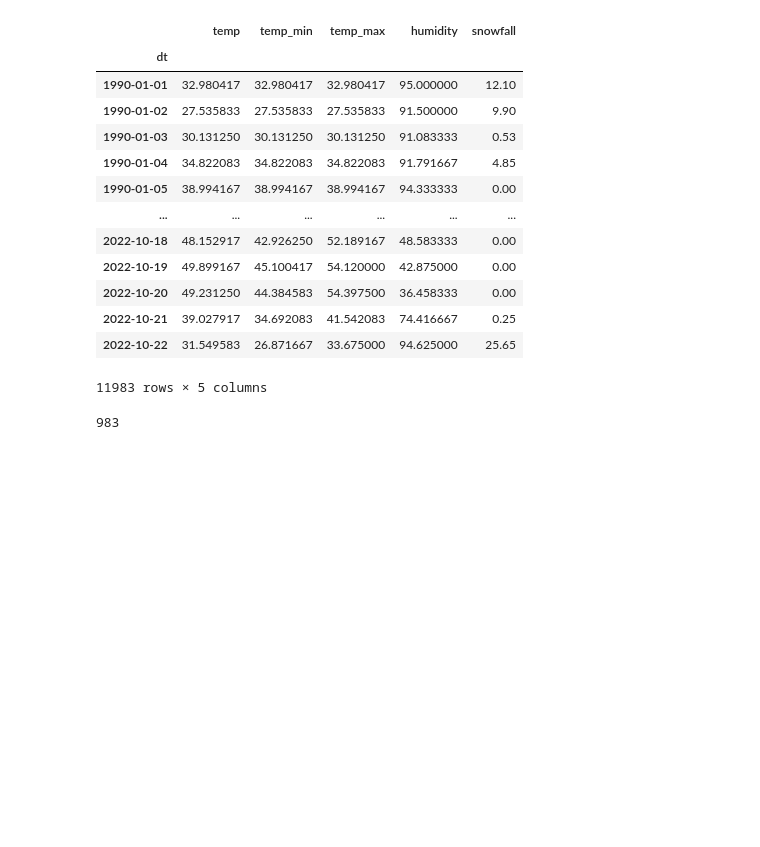
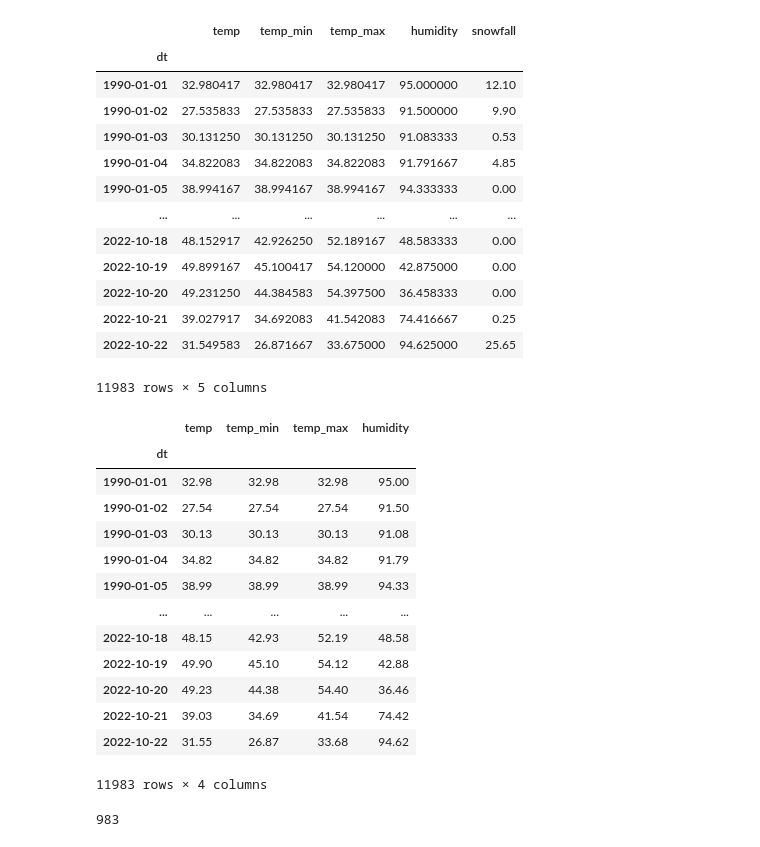
Before and after one commit to caedturner/Snow_data_analysis, a Jupyter notebook: timberline.ipynb, the cells around one changed output. Drawn from its saved outputs; the diff is of its cells as text; code cells hidden in the pictures; blank space fills up the shorter version.

```diff
--- a/timberline.ipynb
+++ b/timberline.ipynb
@@ -112,6 +112,25 @@ finished_df
 | 2022-10-21 | 39.027917 | 34.692083 | 41.542083 | 74.416667 | 0.25 |
 | 2022-10-22 | 31.549583 | 26.871667 | 33.675000 | 94.625000 | 25.65 |
 11983 rows × 5 columns
+# %%
+# Round all columns to two decimal places
+finished_df = finished_df[['temp', 'temp_min', 'temp_max', 'humidity']].round(2)
+finished_df
+# %% [output]
+|  | temp | temp_min | temp_max | humidity |
+| dt |  |  |  |  |
+| 1990-01-01 | 32.98 | 32.98 | 32.98 | 95.00 |
+| 1990-01-02 | 27.54 | 27.54 | 27.54 | 91.50 |
+| 1990-01-03 | 30.13 | 30.13 | 30.13 | 91.08 |
+| 1990-01-04 | 34.82 | 34.82 | 34.82 | 91.79 |
+| 1990-01-05 | 38.99 | 38.99 | 38.99 | 94.33 |
+| ... | ... | ... | ... | ... |
+| 2022-10-18 | 48.15 | 42.93 | 52.19 | 48.58 |
+| 2022-10-19 | 49.90 | 45.10 | 54.12 | 42.88 |
+| 2022-10-20 | 49.23 | 44.38 | 54.40 | 36.46 |
+| 2022-10-21 | 39.03 | 34.69 | 41.54 | 74.42 |
+| 2022-10-22 | 31.55 | 26.87 | 33.68 | 94.62 |
+11983 rows × 4 columns
 # %%
 # db_string used to connect to postgres
 db_string = f"postgresql://postgres:{db_password}@127.0.0.1:5432/snow_data"
@@ -121,4 +136,0 @@ engine = create_engine(db_string)
-# %%
-finished_df.to_sql(name='timberline', con=engine)
-# %% [output]
-983
@@ -124,0 +140,4 @@ finished_df.to_sql(name='timberline', con=engine)
+# %%
+finished_df.to_sql(name='timberline', con=engine)
+# %% [output]
+983
```
Also changed, not shown: parts of 2 cells of this notebook, 1 other file.
